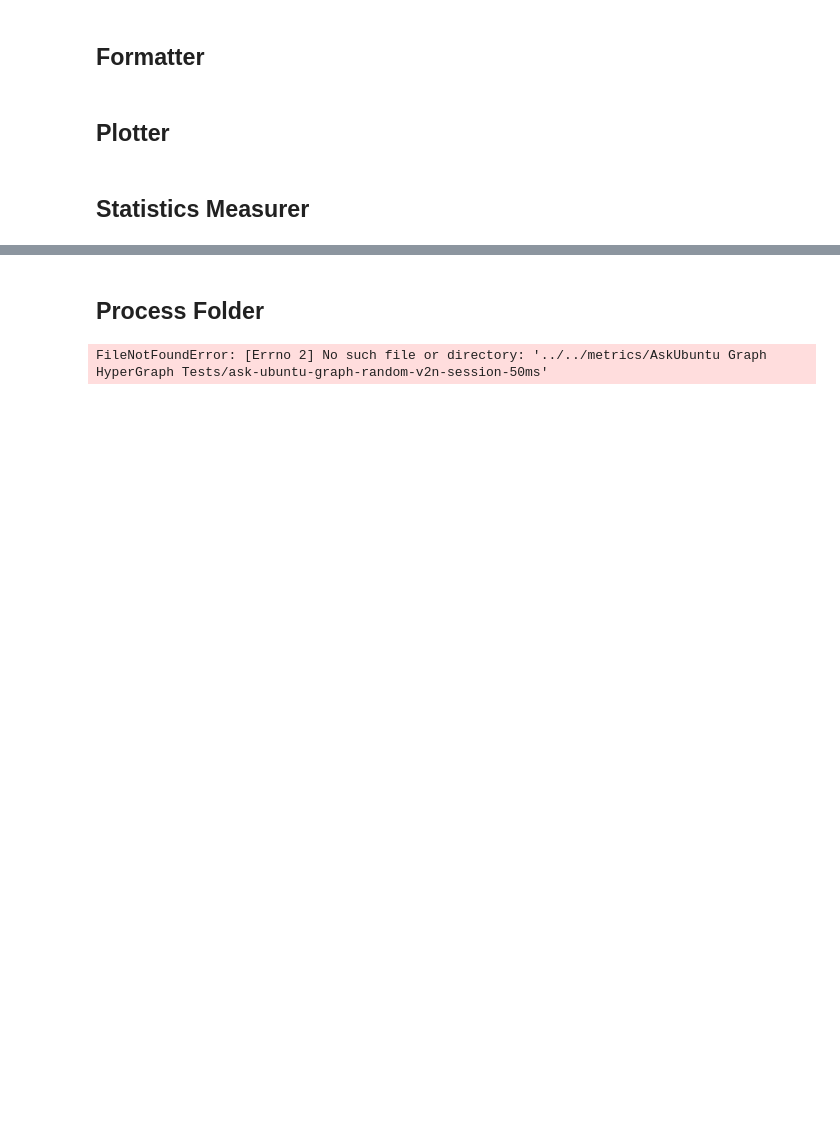
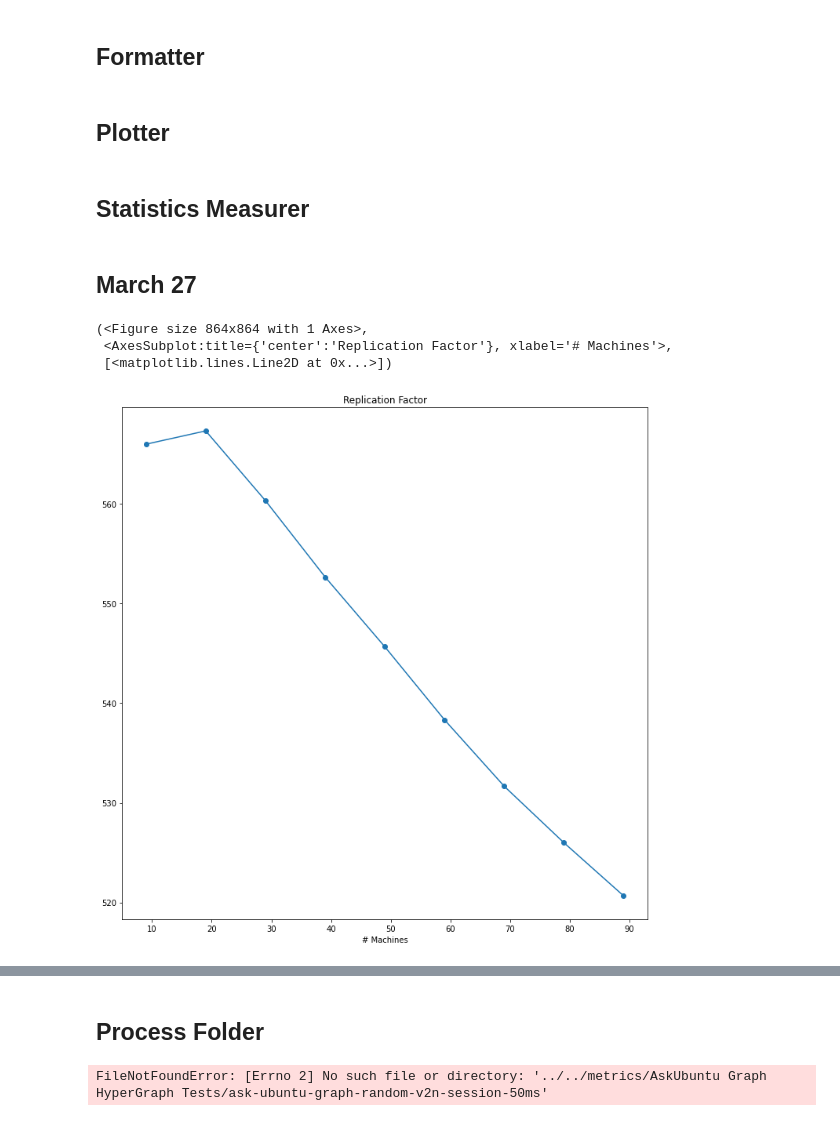
Before and after one commit to Rustam-Warwick/d3-gnn, a Jupyter notebook: helper-scripts/jupyter/Flink Metrics.ipynb, the cells around one changed output, grey strips where cells are left out. Saved outputs shown, nothing was run; the diff lists cells and outputs as text; code cells hidden in the pictures; blank space fills up the shorter version.

Commit message:
Flink metrics updated

```diff
--- a/helper-scripts/jupyter/Flink Metrics.ipynb
+++ b/helper-scripts/jupyter/Flink Metrics.ipynb
@@ -164,14 +164,14 @@ class MetricStatistics:
         self.transform_metrics("trim_zeros")
         self.transform_subtasks("sum_0_axis")
         self.transform_subtasks(lambda x: np.array([x.mean()]))
-        return self.transform_experiment("mean_0_axis").transform_experiment(lambda a: a[0])
+        return self.transform_experiment("max_0_axis").transform_experiment(lambda a: a[0])
 
     def get_max_throughput(self):
         """ Get Max Throughput """
         self.transform_metrics("trim_zeros")
         self.transform_subtasks("sum_0_axis")
         self.transform_subtasks(lambda x: np.array([x.max()]))
-        return self.transform_experiment("mean_0_axis").transform_experiment(lambda a: a[0])
+        return self.transform_experiment("max_0_axis").transform_experiment(lambda a: a[0])
 
     def get_communication_volume(self):
         """ Get Communication volume """
@@ -202,3 +202,14 @@ class MetricStatistics:
         self.transform_subtasks("mean_0_axis")
         self.transform_experiment("mean_0_axis")
         return self
+# %% [markdown]
+## March 27
+# %%
+fig, ax = plt.subplots(1,1, figsize=(12,12), gridspec_kw={"hspace":0.6})
+a = MetricStatistics(entry_folder_name="../../metrics/metrics_streaming_dgraph/", operator_name="HDRF[l=4.0,eps=1.0,threads=2]", metric_name="Replication Factor").get_replication_factor()
+plot_aggregated_dict("Replication Factor", [a.output], ["HDRF-4"], ["o"], ["-"], [None], xlabel="# Machines", pre_fig=(fig,ax))
+# %% [output]
+(<Figure size 864x864 with 1 Axes>,
+ <AxesSubplot:title={'center':'Replication Factor'}, xlabel='# Machines'>,
+ [<matplotlib.lines.Line2D at 0x...>])
+[figure, added]
```
Also changed, not shown: parts of 1 cell of this notebook.
